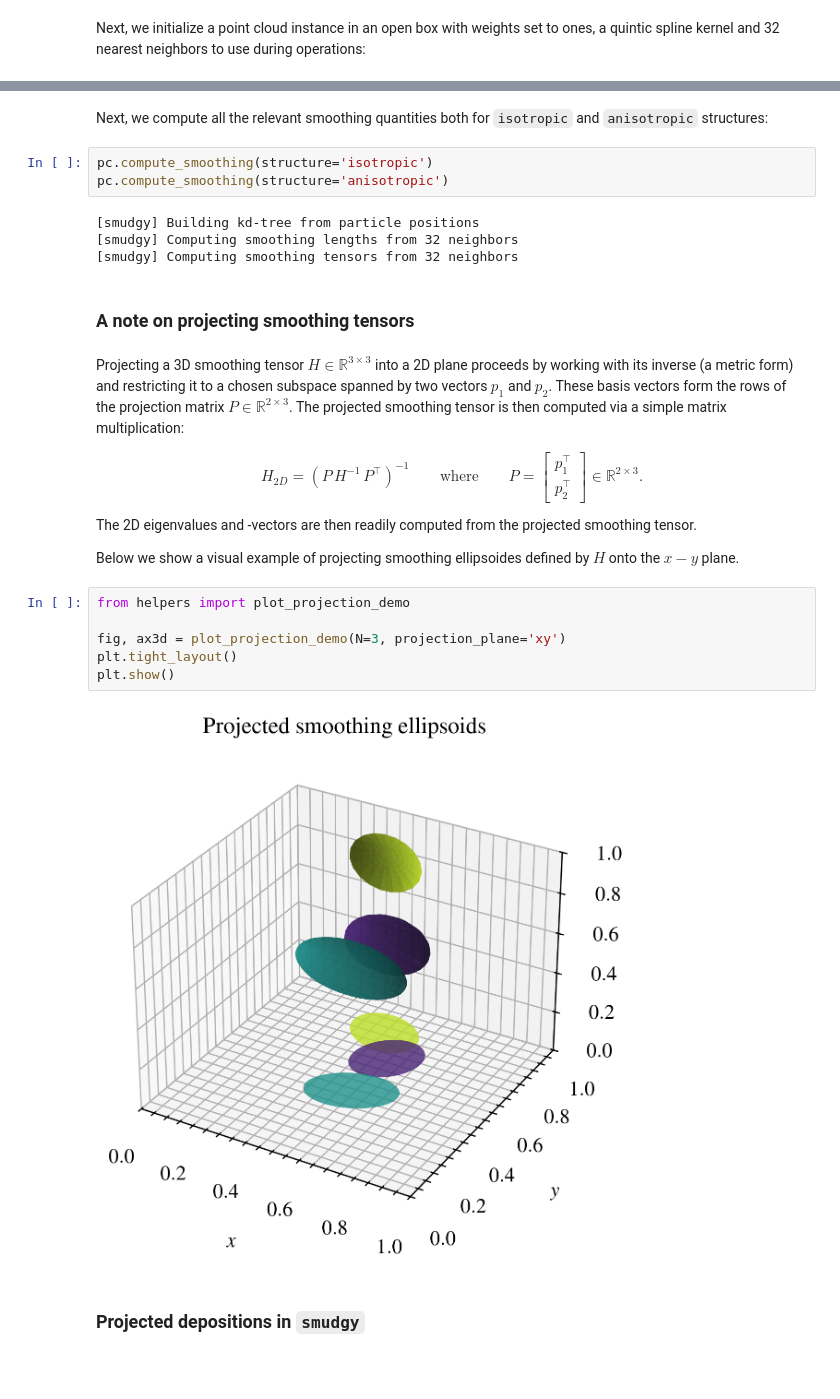
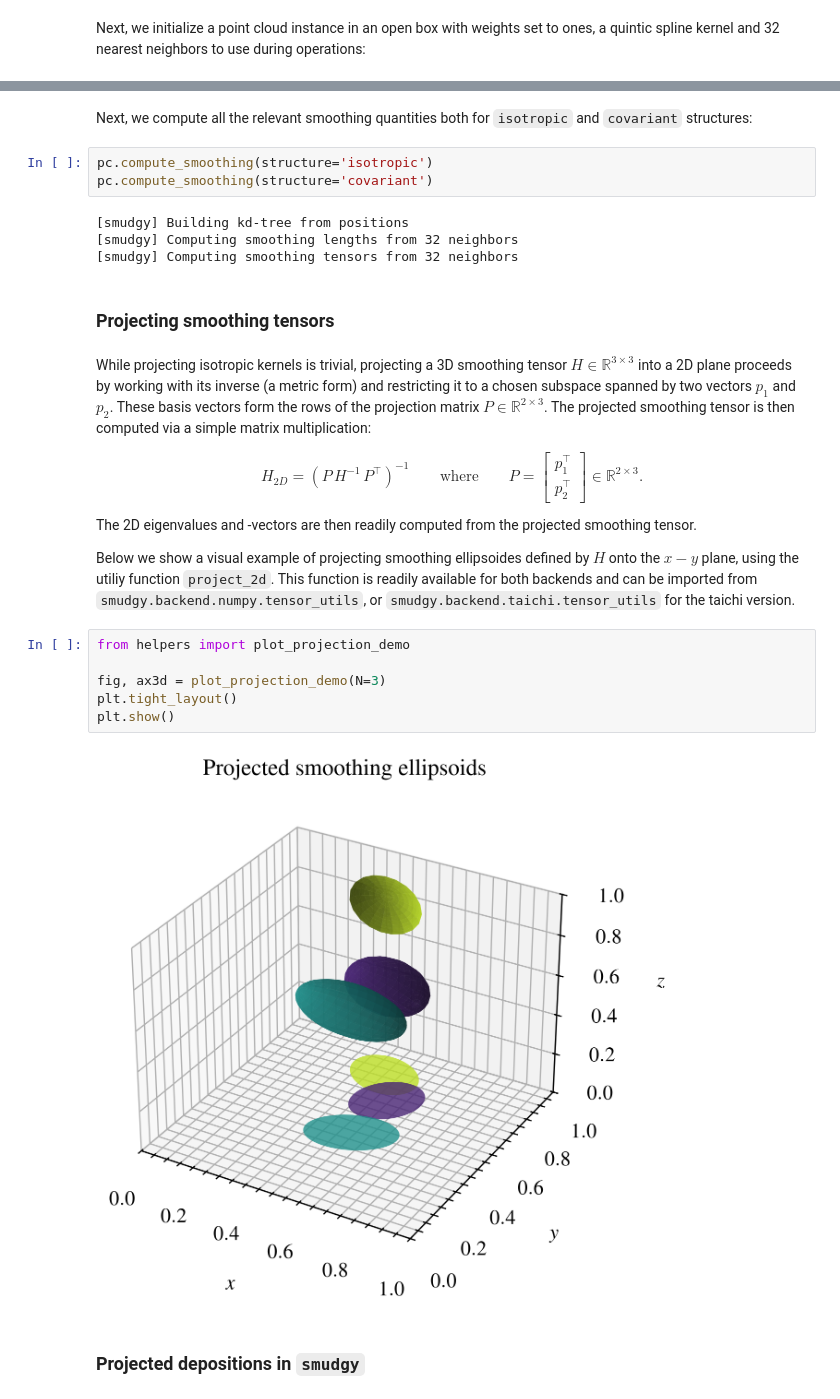
Before and after one commit to maurbe/smudgy, a Jupyter notebook: docs/tutorials/deposition/projections.ipynb, the cells around one changed output, grey strips where cells are left out. Cells and saved outputs as stored; diff of their text form; blank space fills up the shorter version.

```diff
--- a/docs/tutorials/deposition/projections.ipynb
+++ b/docs/tutorials/deposition/projections.ipynb
@@ -80,16 +85,16 @@ pc = sm.PointCloud(positions=positions, weights=weights)\
 # %% [markdown]
-Next, we compute all the relevant smoothing quantities both for `isotropic` and `anisotropic` structures:
+Next, we compute all the relevant smoothing quantities both for `isotropic` and `covariant` structures:
 # %%
 pc.compute_smoothing(structure='isotropic')
-pc.compute_smoothing(structure='anisotropic')
+pc.compute_smoothing(structure='covariant')
 # %% [output]
-[smudgy] Building kd-tree from particle positions
+[smudgy] Building kd-tree from positions
 [smudgy] Computing smoothing lengths from 32 neighbors
 [smudgy] Computing smoothing tensors from 32 neighbors
 # %% [markdown]
-### A note on projecting smoothing tensors
+### Projecting smoothing tensors
 # %% [markdown]
-Projecting a 3D smoothing tensor $H \in \mathbb{R}^{3\times 3}$ into a 2D plane proceeds by working with its inverse (a metric form) and restricting it to a chosen subspace spanned by two vectors $p_1$ and $p_2$. These basis vectors form the rows of the projection matrix $P \in \mathbb{R}^{2\times 3}$. The projected smoothing tensor is then computed via a simple matrix multiplication:
+While projecting isotropic kernels is trivial, projecting a 3D smoothing tensor $H \in \mathbb{R}^{3\times 3}$ into a 2D plane proceeds by working with its inverse (a metric form) and restricting it to a chosen subspace spanned by two vectors $p_1$ and $p_2$. These basis vectors form the rows of the projection matrix $P \in \mathbb{R}^{2\times 3}$. The projected smoothing tensor is then computed via a simple matrix multiplication:
 
 $$H_{2D} = \left(P\, H^{-1}\, P^\top\right)^{-1}
 \qquad \text{where} \qquad
@@ -103,15 +108,15 @@ $$
 
 The 2D eigenvalues and -vectors are then readily computed from the projected smoothing tensor.
 
-Below we show a visual example of projecting smoothing ellipsoides defined by $H$ onto the $x-y$ plane.
+Below we show a visual example of projecting smoothing ellipsoides defined by $H$ onto the $x-y$ plane, using the utiliy function `project_2d`. This function is readily available for both backends and can be imported from `smudgy.backend.numpy.tensor_utils`, or `smudgy.backend.taichi.tensor_utils` for the taichi version.
 # %%
 from helpers import plot_projection_demo
 
-fig, ax3d = plot_projection_demo(N=3, projection_plane='xy')
+fig, ax3d = plot_projection_demo(N=3)
 plt.tight_layout()
 plt.show()
 # %% [output]
-[figure, old version]
+[figure, new version]
 # %% [markdown]
 ### Projected depositions in `smudgy`
 # %% [markdown]
```
Also changed, not shown: parts of 6 cells of this notebook, 49 other files.
